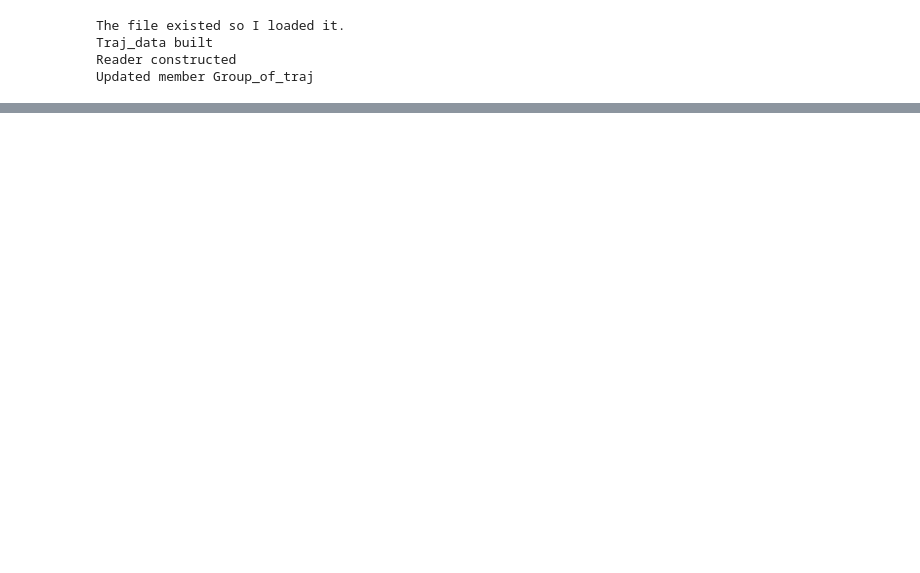
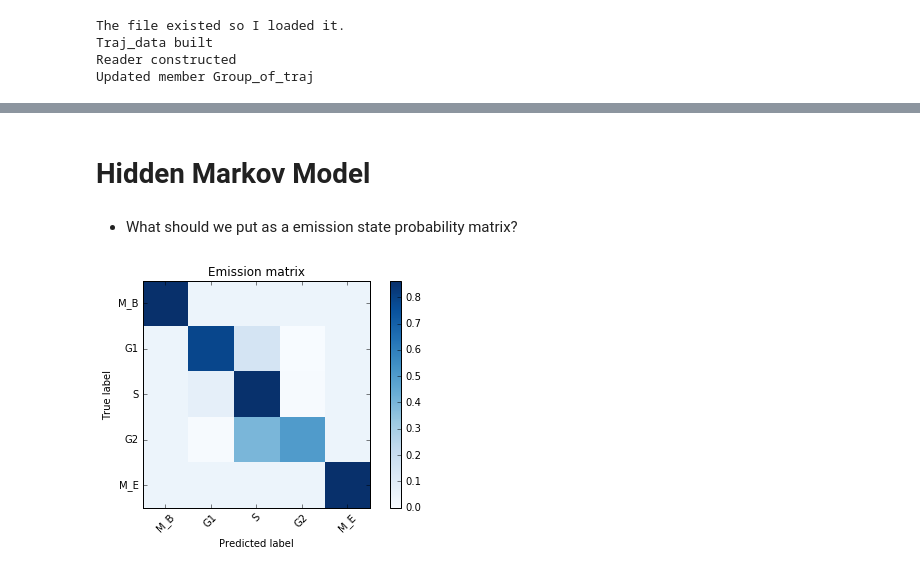
Before and after one commit to PeterJackNaylor/InternWork2, a Jupyter notebook: H2B.ipynb, the cells around one changed output, grey strips where cells are left out. Saved outputs shown, nothing was run; the diff lists cells and outputs as text; code cells hidden in the pictures; blank space fills up the shorter version.

```diff
--- a/H2B.ipynb
+++ b/H2B.ipynb
@@ -51,0 +440,2 @@ Updated member Group_of_traj
+# %% [markdown]
+# Hidden Markov Model
@@ -51,0 +452,29 @@ Updated member Group_of_traj
+# %% [markdown]
+* What should we put as a emission state probability matrix?
+# %%
+X3=model_n_m.cm_normalized
+X3=np.array([X3[0],X3[2],X3[1]])
+X3=X3.T
+X3=np.array([X3[0],X3[2],X3[1]])
+X3=X3.T
+
+EmissionMat=np.zeros(shape=(5,5))
+EmissionMat[0,0]=model_1.cm_normalized[0,0]
+EmissionMat[4,4]=model_1.cm_normalized[0,0]
+EmissionMat[1:5,0]=(1-model_1.cm_normalized[0,0])/3
+EmissionMat[0:4,4]=(1-model_1.cm_normalized[0,0])/3
+
+### Bricolage
+
+EmissionMat[1:4,1:4]=X3
+EmissionMat[1:4,1:3]+=-EmissionMat[3,0]*2/3
+
+### On modifie car la diag n'est pas assez bonne...
+EmissionMat[3,2:4]=[0.4,0.5]
+
+EmissionMat[0,1:4]=sum(model_1.cm_normalized[0,1:3])/3
+EmissionMat[4,1:4]=sum(model_1.cm_normalized[0,1:3])/3
+
+plot_matrix(EmissionMat,title="Emission matrix",names=["M_B","G1","S","G2","M_E"])
+# %% [output]
+[figure, added]
```
Also changed, not shown: parts of 22 cells of this notebook, 1 other file.
